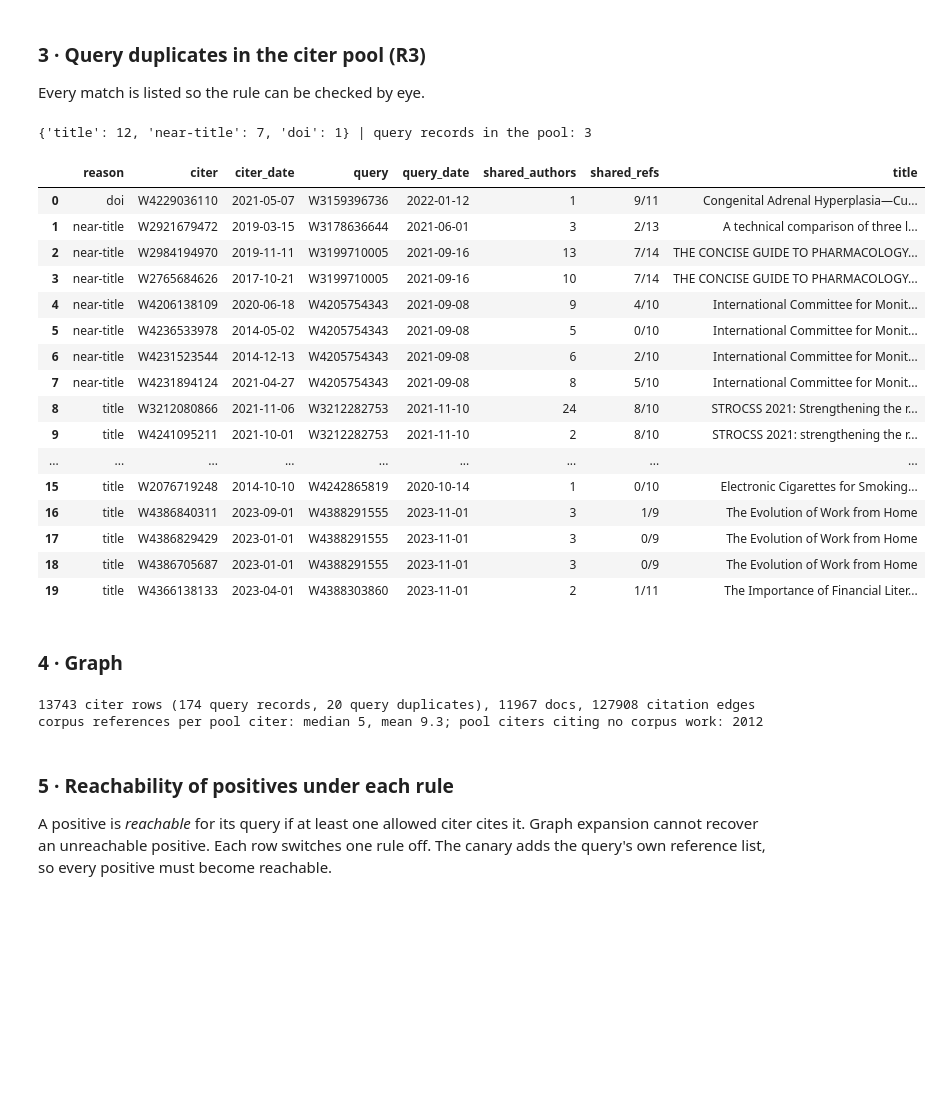
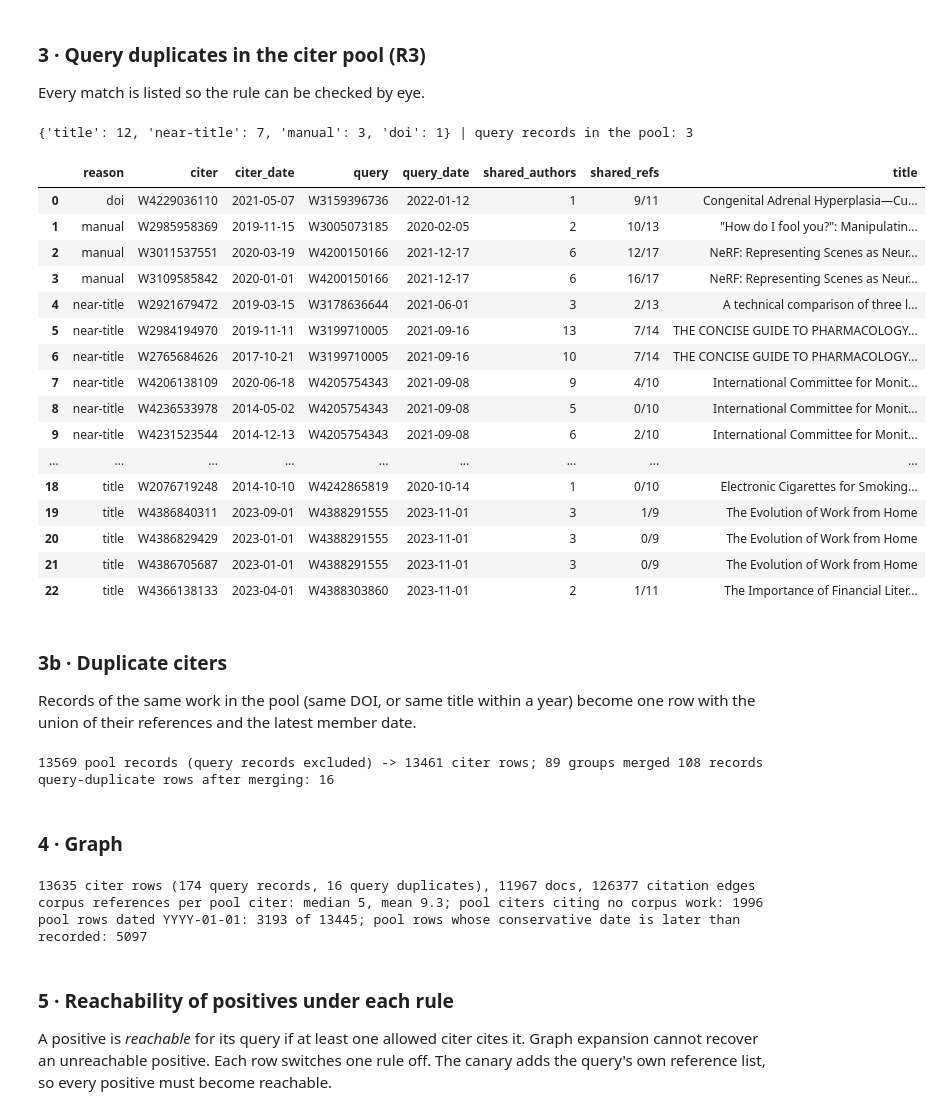
Before and after one commit to senaoz/SWE-599, a Jupyter notebook: research/v2/08_build_corpus_graph.ipynb, the cells around one changed output. Saved outputs shown, nothing was run; the diff lists cells and outputs as text; code cells hidden in the pictures; blank space fills up the shorter version.

```diff
--- a/research/v2/08_build_corpus_graph.ipynb
+++ b/research/v2/08_build_corpus_graph.ipynb
@@ -29,6 +30,13 @@ setup_style()
 # %%
 DROP_QUERIES = {"https://openalex.org/W3012006042": "dev copy of test query W4247191450 (decision 6)"}
 MIN_POSITIVES = 3  # same rule as v2
+# Same work under a different title, found at Checkpoint A by listing citers that cite at least half of a
+# query's positives; title rules cannot catch these without also matching unrelated papers (e.g. "Mip-NeRF").
+MANUAL_QUERY_DUPLICATES = {
+    "https://openalex.org/W3011537551": ("https://openalex.org/W4200150166", "NeRF, ECCV 2020 preprint of the CACM paper"),
+    "https://openalex.org/W3109585842": ("https://openalex.org/W4200150166", "NeRF, ECCV 2020 conference paper"),
+    "https://openalex.org/W2985958369": ("https://openalex.org/W3005073185", "preprint of the query, full title"),
+}
 # %%
 import glob
 import json
@@ -144,54 +152,84 @@ Every match is listed so the rule can be checked by eye.
 # %%
 from src.cograph import author_ids, query_duplicates
 
 queries = {q: works[q] for q in query_ids}
 qdups = query_duplicates(pool, queries)
+for cid, (qid, why) in MANUAL_QUERY_DUPLICATES.items():
+    assert cid in pool and cid not in qdups, cid
+    qdups[cid] = (qid, "manual")
 rows = []
 for cid, (qid, reason) in sorted(qdups.items(), key=lambda x: (x[1][1], x[1][0])):
     c, q = pool[cid], queries[qid]
     rows.append({"reason": reason, "citer": cid.rsplit("/", 1)[1], "citer_date": c["publication_date"],
                  "query": qid.rsplit("/", 1)[1], "query_date": q["publication_date"],
                  "shared_authors": len(author_ids(c) & author_ids(q)),
                  "shared_refs": f"{len(set(c['referenced_works']) & set(q['referenced_works']))}/{len(q['referenced_works'])}",
                  "title": c["title"][:60]})
 qd = pd.DataFrame(rows)
 print(qd.reason.value_counts().to_dict(), "| query records in the pool:", len(set(pool) & query_ids))
 qd
 # %% [output]
-{'title': 12, 'near-title': 7, 'doi': 1} | query records in the pool: 3
+{'title': 12, 'near-title': 7, 'manual': 3, 'doi': 1} | query records in the pool: 3
 |  | reason | citer | citer_date | query | query_date | shared_authors | shared_refs | title |
 | 0 | doi | W4229036110 | 2021-05-07 | W3159396736 | 2022-01-12 | 1 | 9/11 | Congenital Adrenal Hyperplasia—Cu... |
-| 1 | near-title | W2921679472 | 2019-03-15 | W3178636644 | 2021-06-01 | 3 | 2/13 | A technical comparison of three l... |
-| 2 | near-title | W2984194970 | 2019-11-11 | W3199710005 | 2021-09-16 | 13 | 7/14 | THE CONCISE GUIDE TO PHARMACOLOGY... |
-| 3 | near-title | W2765684626 | 2017-10-21 | W3199710005 | 2021-09-16 | 10 | 7/14 | THE CONCISE GUIDE TO PHARMACOLOGY... |
-| 4 | near-title | W4206138109 | 2020-06-18 | W4205754343 | 2021-09-08 | 9 | 4/10 | International Committee for Monit... |
-| 5 | near-title | W4236533978 | 2014-05-02 | W4205754343 | 2021-09-08 | 5 | 0/10 | International Committee for Monit... |
-| 6 | near-title | W4231523544 | 2014-12-13 | W4205754343 | 2021-09-08 | 6 | 2/10 | International Committee for Monit... |
-| 7 | near-title | W4231894124 | 2021-04-27 | W4205754343 | 2021-09-08 | 8 | 5/10 | International Committee for Monit... |
-| 8 | title | W3212080866 | 2021-11-06 | W3212282753 | 2021-11-10 | 24 | 8/10 | STROCSS 2021: Strengthening the r... |
-| 9 | title | W4241095211 | 2021-10-01 | W3212282753 | 2021-11-10 | 2 | 8/10 | STROCSS 2021: strengthening the r... |
+| 1 | manual | W2985958369 | 2019-11-15 | W3005073185 | 2020-02-05 | 2 | 10/13 | "How do I fool you?": Manipulatin... |
+| 2 | manual | W3011537551 | 2020-03-19 | W4200150166 | 2021-12-17 | 6 | 12/17 | NeRF: Representing Scenes as Neur... |
+| 3 | manual | W3109585842 | 2020-01-01 | W4200150166 | 2021-12-17 | 6 | 16/17 | NeRF: Representing Scenes as Neur... |
+| 4 | near-title | W2921679472 | 2019-03-15 | W3178636644 | 2021-06-01 | 3 | 2/13 | A technical comparison of three l... |
+| 5 | near-title | W2984194970 | 2019-11-11 | W3199710005 | 2021-09-16 | 13 | 7/14 | THE CONCISE GUIDE TO PHARMACOLOGY... |
+| 6 | near-title | W2765684626 | 2017-10-21 | W3199710005 | 2021-09-16 | 10 | 7/14 | THE CONCISE GUIDE TO PHARMACOLOGY... |
+| 7 | near-title | W4206138109 | 2020-06-18 | W4205754343 | 2021-09-08 | 9 | 4/10 | International Committee for Monit... |
+| 8 | near-title | W4236533978 | 2014-05-02 | W4205754343 | 2021-09-08 | 5 | 0/10 | International Committee for Monit... |
+| 9 | near-title | W4231523544 | 2014-12-13 | W4205754343 | 2021-09-08 | 6 | 2/10 | International Committee for Monit... |
 | ... | ... | ... | ... | ... | ... | ... | ... | ... |
-| 15 | title | W2076719248 | 2014-10-10 | W4242865819 | 2020-10-14 | 1 | 0/10 | Electronic Cigarettes for Smoking... |
-| 16 | title | W4386840311 | 2023-09-01 | W4388291555 | 2023-11-01 | 3 | 1/9 | The Evolution of Work from Home |
-| 17 | title | W4386829429 | 2023-01-01 | W4388291555 | 2023-11-01 | 3 | 0/9 | The Evolution of Work from Home |
-| 18 | title | W4386705687 | 2023-01-01 | W4388291555 | 2023-11-01 | 3 | 0/9 | The Evolution of Work from Home |
-| 19 | title | W4366138133 | 2023-04-01 | W4388303860 | 2023-11-01 | 2 | 1/11 | The Importance of Financial Liter... |
+| 18 | title | W2076719248 | 2014-10-10 | W4242865819 | 2020-10-14 | 1 | 0/10 | Electronic Cigarettes for Smoking... |
+| 19 | title | W4386840311 | 2023-09-01 | W4388291555 | 2023-11-01 | 3 | 1/9 | The Evolution of Work from Home |
+| 20 | title | W4386829429 | 2023-01-01 | W4388291555 | 2023-11-01 | 3 | 0/9 | The Evolution of Work from Home |
+| 21 | title | W4386705687 | 2023-01-01 | W4388291555 | 2023-11-01 | 3 | 0/9 | The Evolution of Work from Home |
+| 22 | title | W4366138133 | 2023-04-01 | W4388303860 | 2023-11-01 | 2 | 1/11 | The Importance of Financial Liter... |
+# %% [markdown]
+### 3b · Duplicate citers
+
+Records of the same work in the pool (same DOI, or same title within a year) become one row with the union of their references and the latest member date.
+# %%
+from src.cograph import merge_duplicate_citers
+
+pool_recs = {c: {"title": w.get("title"), "doi": w.get("doi"), "publication_date": w.get("publication_date"), "abstract": ""}
+             for c, w in pool.items() if c not in query_ids}
+citer_canon = canonical_map(pool_recs)
+merged_pool = merge_duplicate_citers({c: pool[c] for c in pool_recs}, citer_canon)
+merged_groups = {c: m["members"] for c, m in merged_pool.items() if len(m["members"]) > 1}
+dup_citers = {citer_canon[c] for c in qdups}  # a merged row is a query duplicate if any member is
+print(f"{len(pool_recs)} pool records (query records excluded) -> {len(merged_pool)} citer rows; "
+      f"{len(merged_groups)} groups merged {sum(len(m) for m in merged_groups.values()) - len(merged_groups)} records")
+print(f"query-duplicate rows after merging: {len(dup_citers)}")
+# %% [output]
+13569 pool records (query records excluded) -> 13461 citer rows; 89 groups merged 108 records
+query-duplicate rows after merging: 16
 # %% [markdown]
 ### 4 · Graph
 # %%
 from src.cograph import build_graph
 
-citers = {**pool, **{q: works[q] for q in query_ids}}  # query records are rows too, so R1/R2/R5 are testable
-g = build_graph(citers, doc_ids, canon, query_ids, set(qdups))
+citers = {**merged_pool, **{q: works[q] for q in query_ids}}  # query records are rows too, so R1/R2/R5 are testable
+ref_dates = {k: w.get("publication_date") for k, w in works.items() if w.get("publication_date")}
+ref_dates.update({k: w.get("publication_date") for k, w in pool.items() if w.get("publication_date")})
+g = build_graph(citers, doc_ids, canon, query_ids, dup_citers, ref_dates=ref_dates)
+g_recorded = build_graph(citers, doc_ids, canon, query_ids, dup_citers)  # dates as recorded, for the sensitivity check
 nnz_rows = np.asarray(g.C.sum(1)).ravel()
 pool_rows = ~g.is_query & ~g.is_query_dup
+moved = g.citer_day != g_recorded.citer_day
 print(f"{g.C.shape[0]} citer rows ({g.is_query.sum()} query records, {g.is_query_dup.sum()} query duplicates), "
       f"{g.C.shape[1]} docs, {g.C.nnz} citation edges")
 print(f"corpus references per pool citer: median {np.median(nnz_rows[pool_rows]):.0f}, "
       f"mean {nnz_rows[pool_rows].mean():.1f}; pool citers citing no corpus work: {(nnz_rows[pool_rows] == 0).sum()}")
+jan1 = np.array([(citers[c].get("publication_date") or "").endswith("-01-01") for c in g.citer_ids])
+print(f"pool rows dated YYYY-01-01: {(jan1 & pool_rows).sum()} of {pool_rows.sum()}; "
+      f"pool rows whose conservative date is later than recorded: {(moved & pool_rows).sum()}")
 # %% [output]
-13743 citer rows (174 query records, 20 query duplicates), 11967 docs, 127908 citation edges
-corpus references per pool citer: median 5, mean 9.3; pool citers citing no corpus work: 2012
+13635 citer rows (174 query records, 16 query duplicates), 11967 docs, 126377 citation edges
+corpus references per pool citer: median 5, mean 9.3; pool citers citing no corpus work: 1996
+pool rows dated YYYY-01-01: 3193 of 13445; pool rows whose conservative date is later than recorded: 5097
 # %% [markdown]
 ### 5 · Reachability of positives under each rule
 
```
Also changed, not shown: parts of 9 cells of this notebook, 4 other files.
